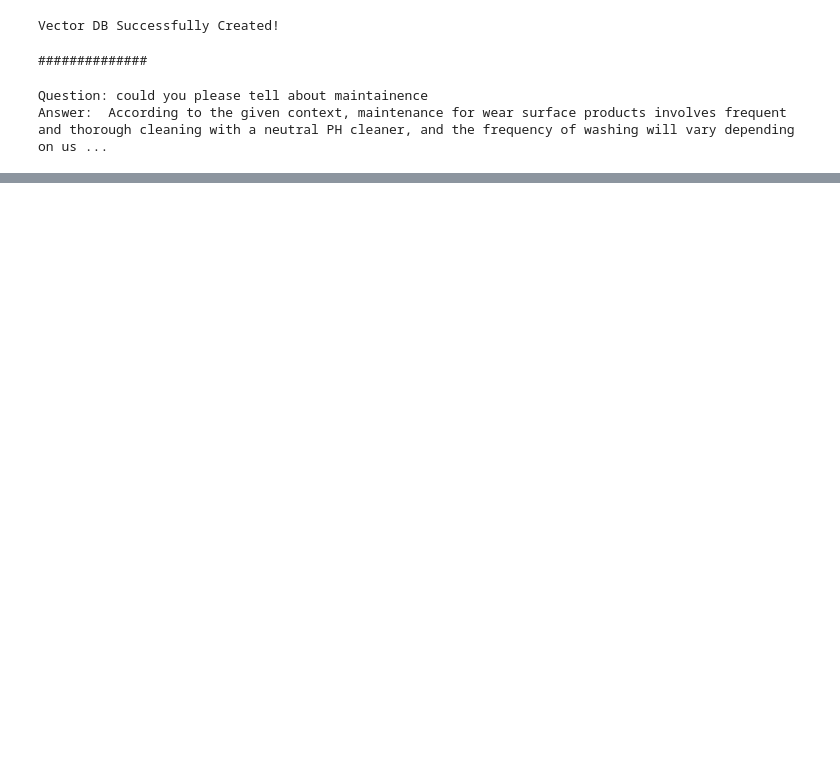
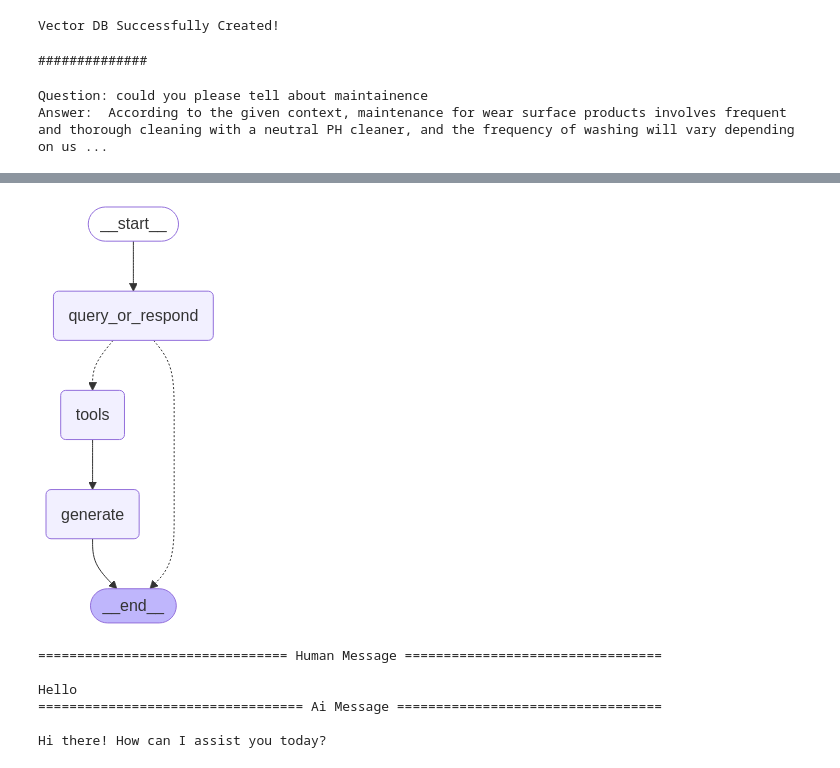
Before and after one commit to Al-Hasib/RAG-Project, a Jupyter notebook: trash/practice.ipynb, the cells around one changed output, grey strips where cells are left out. Saved outputs shown, nothing was run; the diff lists cells and outputs as text; code cells hidden in the pictures; blank space fills up the shorter version.

```diff
--- a/trash/practice.ipynb
+++ b/trash/practice.ipynb
@@ -130,0 +179,14 @@ Answer:  According to the given context, maintenance for wear surface products i
+# %%
+from langchain_core.messages import SystemMessage
+from langgraph.checkpoint.memory import MemorySaver
+from langgraph.graph import END, MessagesState, StateGraph
+from langgraph.prebuilt import ToolNode, tools_condition
+
+
+# Step 1: Generate an AIMessage that may include a tool-call to be sent.
+def query_or_respond(state: MessagesState):
+    """Generate tool call for retrieval or respond."""
+    llm_with_tools = llm.bind_tools([retrieve])
+    response = llm_with_tools.invoke(state["messages"])
+    # MessagesState appends messages to state instead of overwriting
+    return {"messages": [response]}
@@ -130,0 +232,20 @@ Answer:  According to the given context, maintenance for wear surface products i
+# %%
+
+# Build graph
+graph_builder = StateGraph(MessagesState)
+
+graph_builder.add_node(query_or_respond)
+graph_builder.add_node(tools)
+graph_builder.add_node(generate)
+
+graph_builder.set_entry_point("query_or_respond")
+graph_builder.add_conditional_edges(
+    "query_or_respond",
+    tools_condition,
+    {END: END, "tools": "tools"},
+)
+graph_builder.add_edge("tools", "generate")
+graph_builder.add_edge("generate", END)
+
+memory = MemorySaver()
+graph = graph_builder.compile(checkpointer=memory)
@@ -130,0 +256,6 @@ Answer:  According to the given context, maintenance for wear surface products i
+# %%
+from IPython.display import Image, display
+
+display(Image(graph.get_graph().draw_mermaid_png()))
+# %% [output]
+[figure, added]
@@ -130,0 +265,16 @@ Answer:  According to the given context, maintenance for wear surface products i
+# %%
+input_message = "Hello"
+
+for step in graph.stream(
+    {"messages": [{"role": "user", "content": input_message}]},
+    stream_mode="values",
+    config=config,
+):
+    step["messages"][-1].pretty_print()
+# %% [output]
+================================ Human Message =================================
+
+Hello
+================================== Ai Message ==================================
+
+Hi there! How can I assist you today?
```
Also changed, not shown: parts of 31 cells of this notebook, 1 other file.
